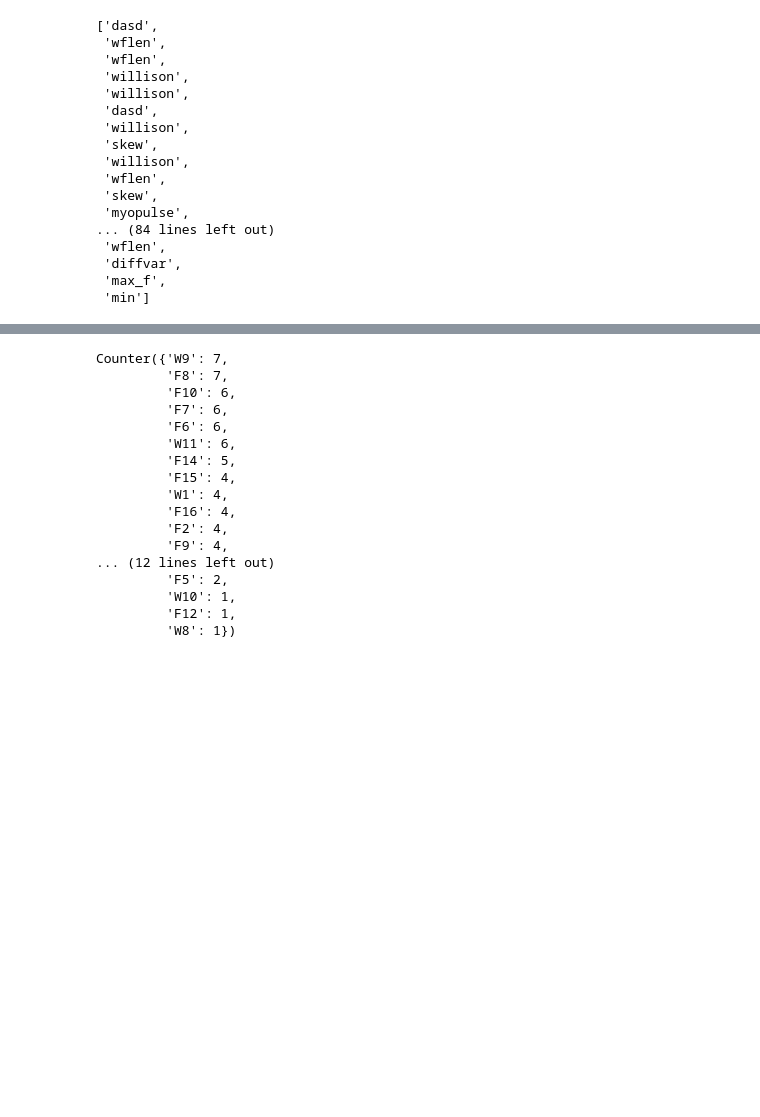
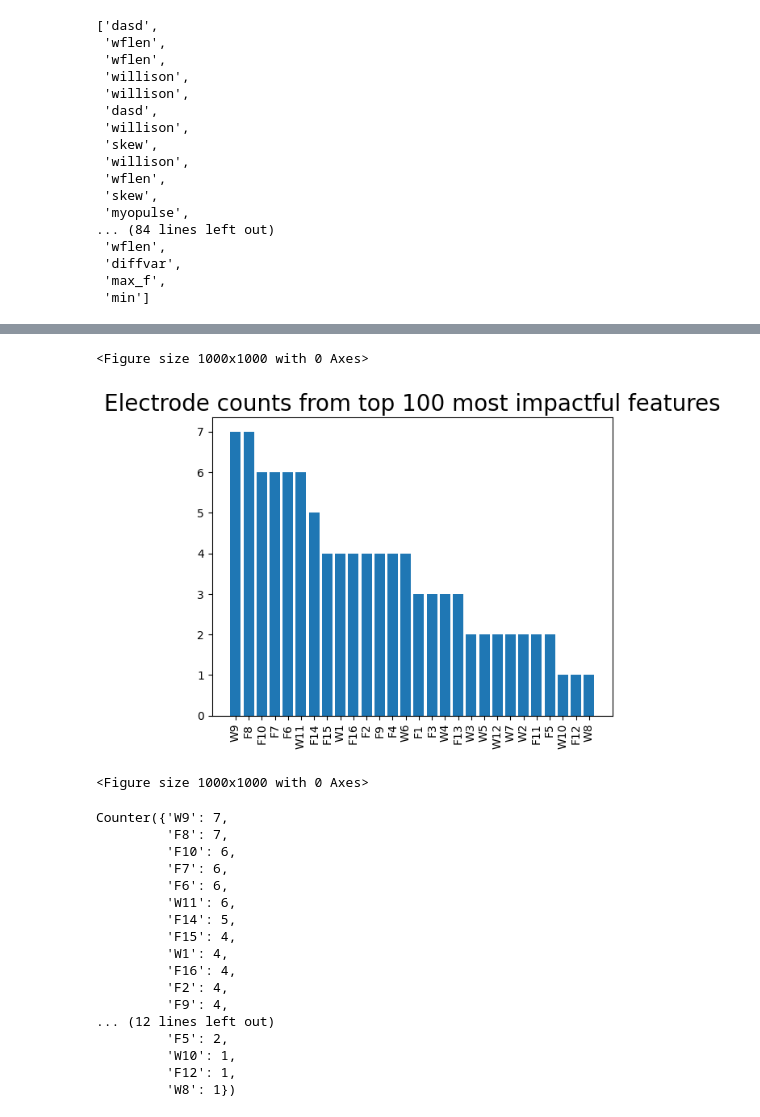
Before and after one commit to tanmaygadgil/DS5500-project, a Jupyter notebook: DL/XGB experiments.ipynb, the cells around one changed output, grey strips where cells are left out. Saved outputs shown, nothing was run; the diff lists cells and outputs as text; code cells hidden in the pictures; blank space fills up the shorter version.

```diff
--- a/DL/XGB experiments.ipynb
+++ b/DL/XGB experiments.ipynb
@@ -235,3 +245,13 @@ Counter({'wflen': 14,
+# %%
+plt.xticks(rotation=90)
+
+plt.title("Electrode counts from top 100 most impactful features", fontsize = 20)
+plt.bar(x = sorted_electrode_counts.keys(), height=sorted_electrode_counts.values(), )
+plt.figure(figsize=(10,10))
+# %% [output]
+<Figure size 1000x1000 with 0 Axes>
+[figure, added]
+<Figure size 1000x1000 with 0 Axes>
 # %%
 electrodes_counts
 # %% [output]
```
Also changed, not shown: parts of 16 cells of this notebook, 6 other files.
